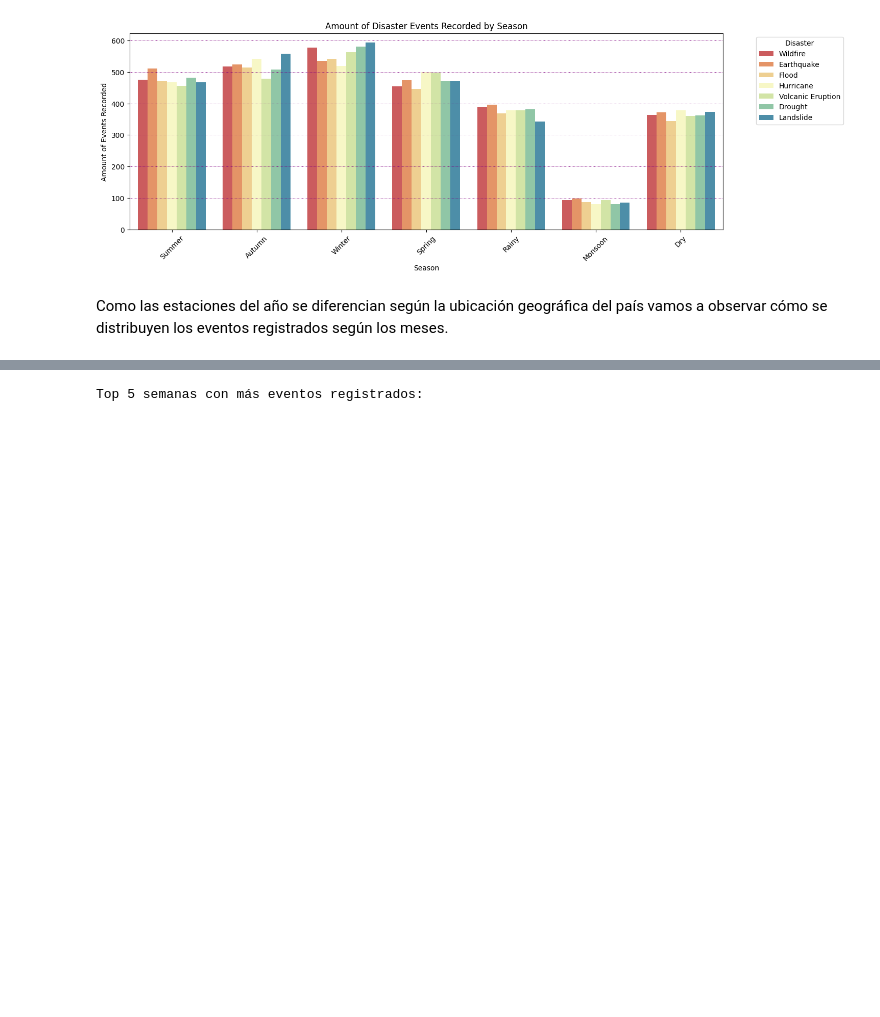
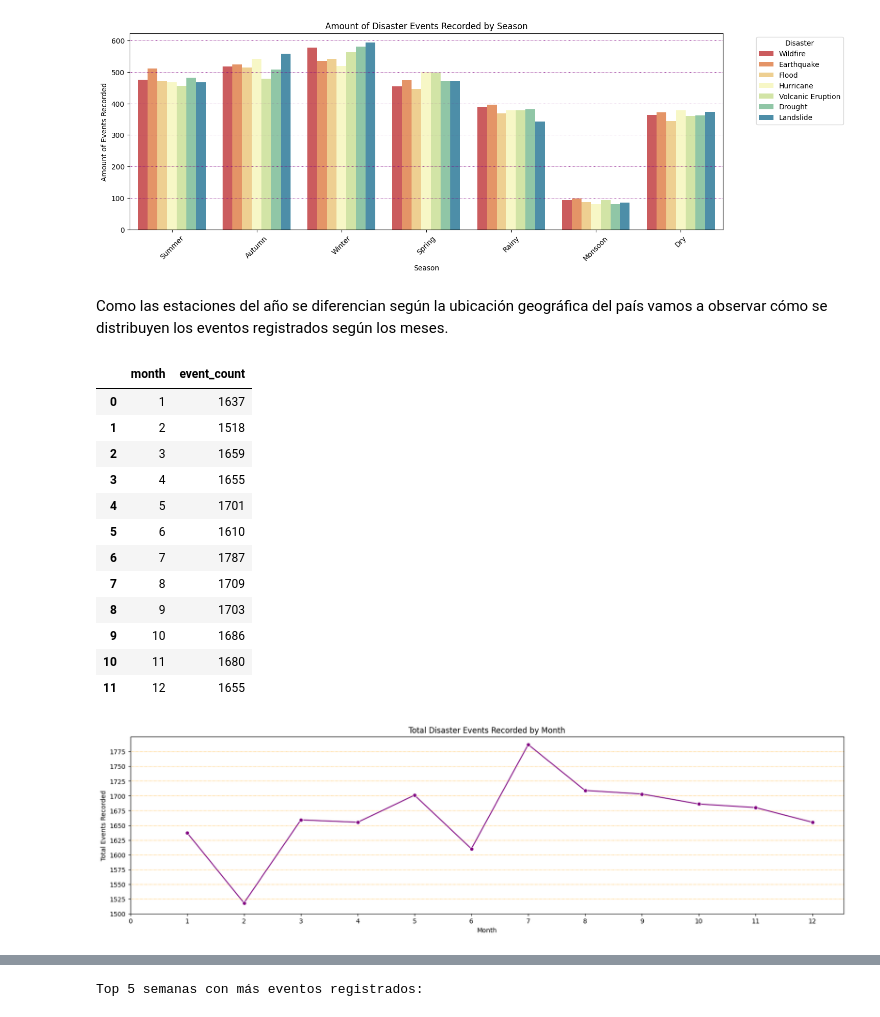
Before and after one commit to ailinalvarez/natural_disaster, a Jupyter notebook: disaster_event.ipynb, the cells around one changed output, grey strips where cells are left out. Saved outputs shown, nothing was run; the diff lists cells and outputs as text; code cells hidden in the pictures; blank space fills up the shorter version.

```diff
--- a/disaster_event.ipynb
+++ b/disaster_event.ipynb
@@ -216,6 +219,37 @@ plt.xticks(rotation=45);
 [figure]
 # %% [markdown]
 Como las estaciones del año se diferencian según la ubicación geográfica del país vamos a observar cómo se distribuyen los eventos registrados según los meses.
+# %%
+#frecuencia de eventos totales registrados por mes
+data_clean['month'] = data_clean['date'].dt.month
+eventos_por_mes = data_clean.groupby('month')['disaster_type'].count().reset_index()
+eventos_por_mes = eventos_por_mes.rename(columns={'disaster_type': 'event_count'})
+display(eventos_por_mes)
+
+#graficamos la frecuencia de eventos por mes
+plt.figure(figsize=(20,5))
+sns.lineplot(data=eventos_por_mes, x='month', y='event_count', marker='o', color='purple')
+plt.title('Total Disaster Events Recorded by Month')
+plt.xlabel('Month')
+plt.ylabel('Total Events Recorded')
+plt.grid(axis='y', color='orange', linestyle=':', linewidth=0.7)
+plt.xticks(range(0, 13, 1))
+plt.yticks(range(1500, 1800, 25));
+# %% [output]
+|  | month | event_count |
+| 0 | 1 | 1637 |
+| 1 | 2 | 1518 |
+| 2 | 3 | 1659 |
+| 3 | 4 | 1655 |
+| 4 | 5 | 1701 |
+| 5 | 6 | 1610 |
+| 6 | 7 | 1787 |
+| 7 | 8 | 1709 |
+| 8 | 9 | 1703 |
+| 9 | 10 | 1686 |
+| 10 | 11 | 1680 |
+| 11 | 12 | 1655 |
+[figure, added]
 # %%
 #observamos la distribución de eventos a través de los meses del año
 season_country = season_country.sort_values(by='month_name',
```
Also changed, not shown: parts of 12 cells of this notebook.
